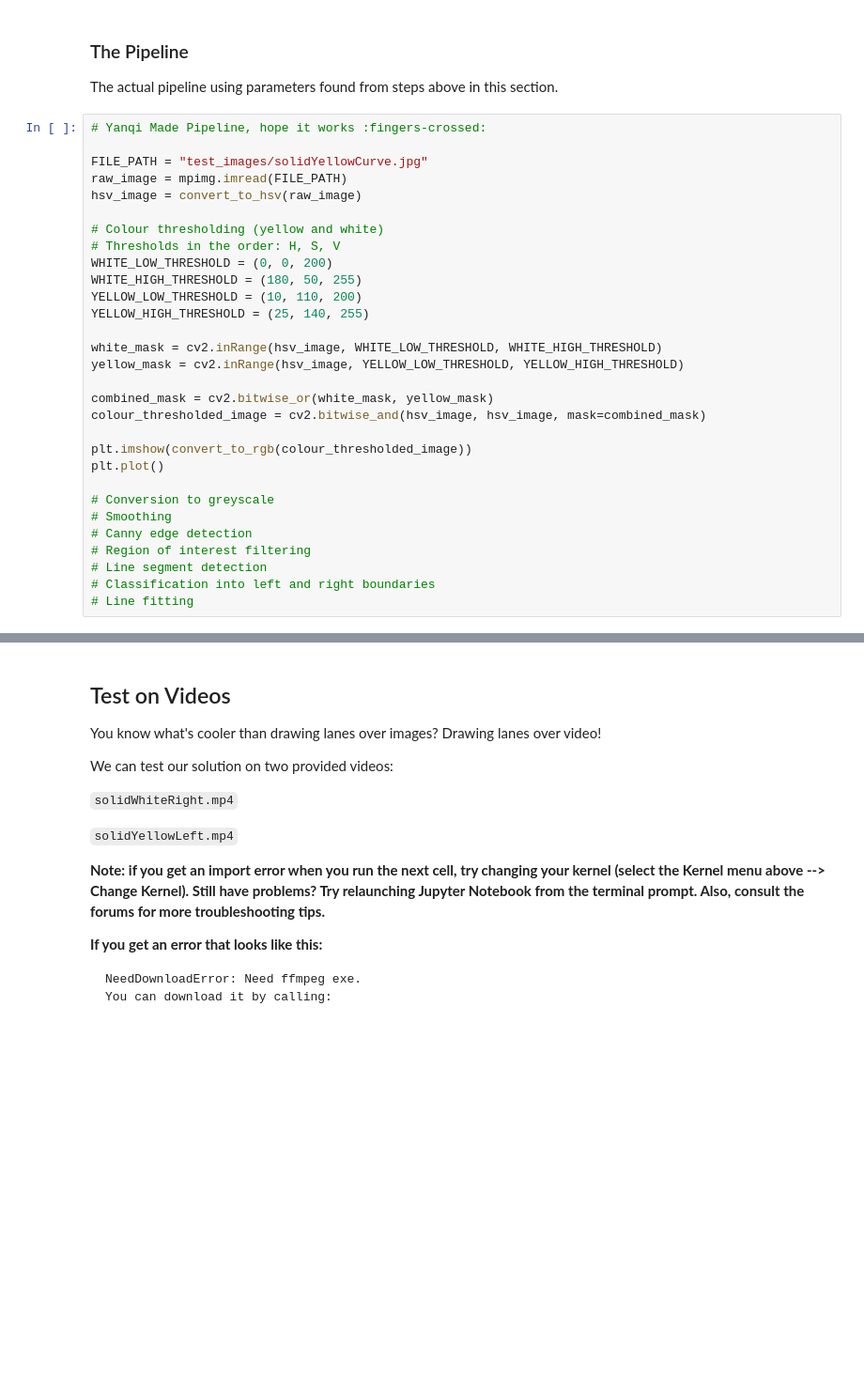
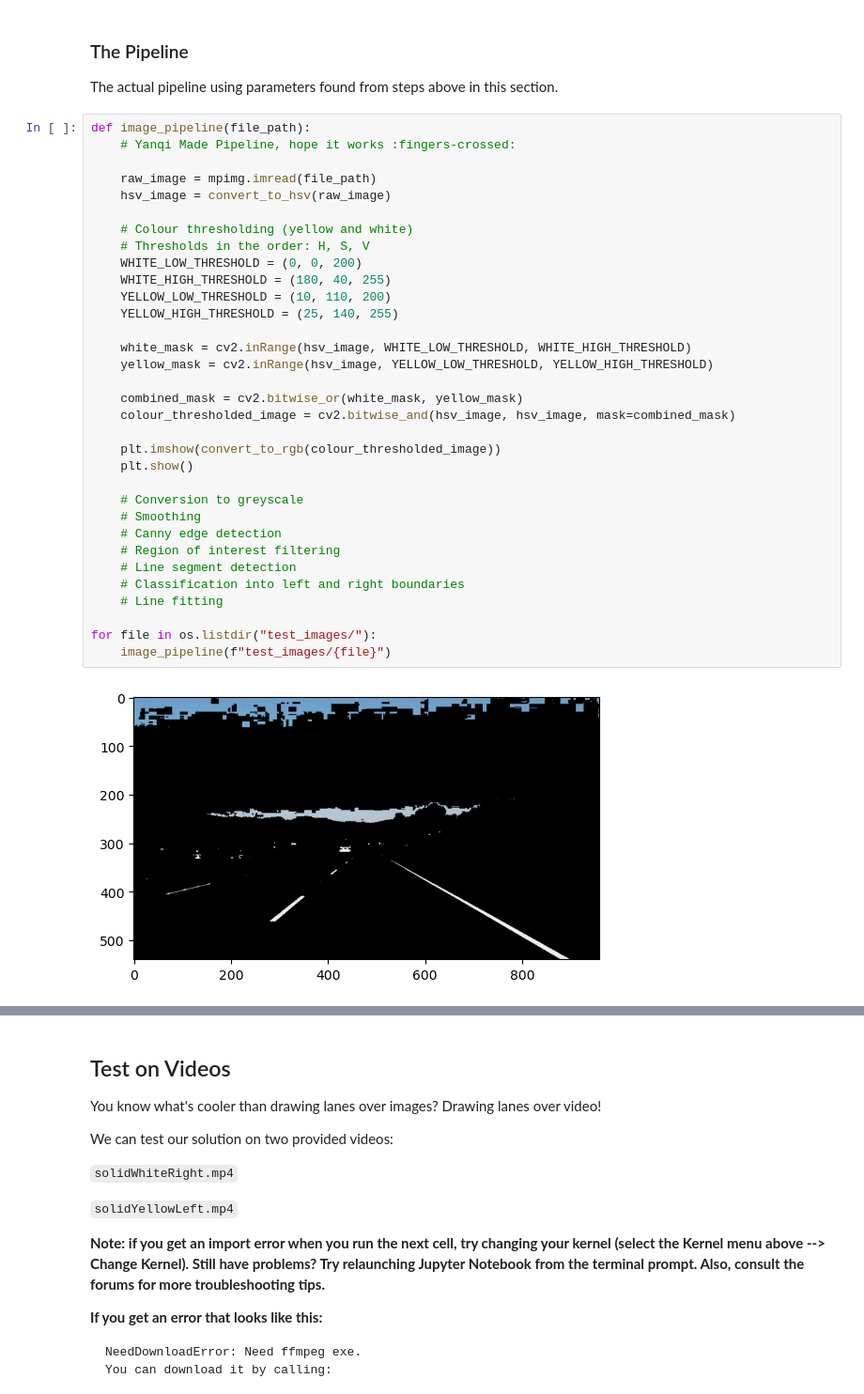
Before and after one commit to YoungKeyKai/CarND-LaneLines-P1, a Jupyter notebook: P1.ipynb, the cells around one changed output, grey strips where cells are left out. Shown at 94% size. Cells and saved outputs as stored; diff of their text form; blank space fills up the shorter version.

Commit message:
Test pipeline on every image

```diff
--- a/P1.ipynb
+++ b/P1.ipynb
@@ -236,32 +236,37 @@ The yellows at around hue of 20 are distributed widely across saturation levels.
 
 The actual pipeline using parameters found from steps above in this section.
 # %%
-# Yanqi Made Pipeline, hope it works :fingers-crossed:
+def image_pipeline(file_path):
+    # Yanqi Made Pipeline, hope it works :fingers-crossed:
 
-FILE_PATH = "test_images/solidYellowCurve.jpg"
-raw_image = mpimg.imread(FILE_PATH)
-hsv_image = convert_to_hsv(raw_image)
+    raw_image = mpimg.imread(file_path)
+    hsv_image = convert_to_hsv(raw_image)
 
-# Colour thresholding (yellow and white)
-# Thresholds in the order: H, S, V
-WHITE_LOW_THRESHOLD = (0, 0, 200)
-WHITE_HIGH_THRESHOLD = (180, 50, 255)
-YELLOW_LOW_THRESHOLD = (10, 110, 200)
-YELLOW_HIGH_THRESHOLD = (25, 140, 255)
+    # Colour thresholding (yellow and white)
+    # Thresholds in the order: H, S, V
+    WHITE_LOW_THRESHOLD = (0, 0, 200)
+    WHITE_HIGH_THRESHOLD = (180, 40, 255)
+    YELLOW_LOW_THRESHOLD = (10, 110, 200)
+    YELLOW_HIGH_THRESHOLD = (25, 140, 255)
 
-white_mask = cv2.inRange(hsv_image, WHITE_LOW_THRESHOLD, WHITE_HIGH_THRESHOLD)
-yellow_mask = cv2.inRange(hsv_image, YELLOW_LOW_THRESHOLD, YELLOW_HIGH_THRESHOLD)
+    white_mask = cv2.inRange(hsv_image, WHITE_LOW_THRESHOLD, WHITE_HIGH_THRESHOLD)
+    yellow_mask = cv2.inRange(hsv_image, YELLOW_LOW_THRESHOLD, YELLOW_HIGH_THRESHOLD)
 
-combined_mask = cv2.bitwise_or(white_mask, yellow_mask)
-colour_thresholded_image = cv2.bitwise_and(hsv_image, hsv_image, mask=combined_mask)
+    combined_mask = cv2.bitwise_or(white_mask, yellow_mask)
+    colour_thresholded_image = cv2.bitwise_and(hsv_image, hsv_image, mask=combined_mask)
 
-plt.imshow(convert_to_rgb(colour_thresholded_image))
-plt.plot()
+    plt.imshow(convert_to_rgb(colour_thresholded_image))
+    plt.show()
 
-# Conversion to greyscale
-# Smoothing
-# Canny edge detection
-# Region of interest filtering
-# Line segment detection
-# Classification into left and right boundaries
-# Line fitting
+    # Conversion to greyscale
+    # Smoothing
+    # Canny edge detection
+    # Region of interest filtering
+    # Line segment detection
+    # Classification into left and right boundaries
+    # Line fitting
+
+for file in os.listdir("test_images/"):
+    image_pipeline(f"test_images/{file}")
+# %% [output]
+[figure, added]
```
Also changed, not shown: parts of 1 cell of this notebook.
